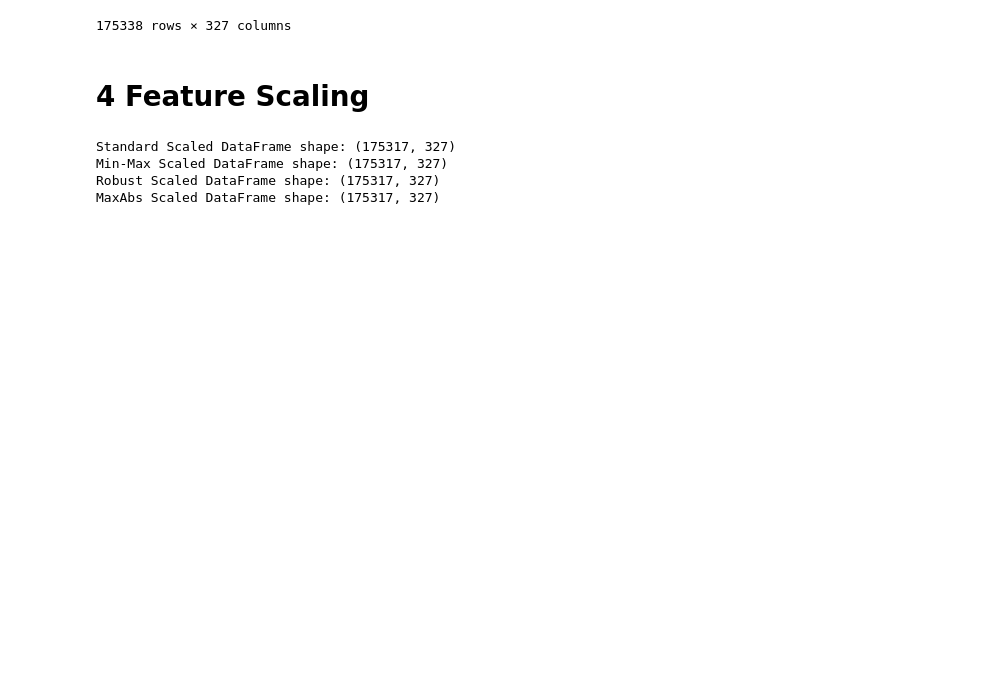
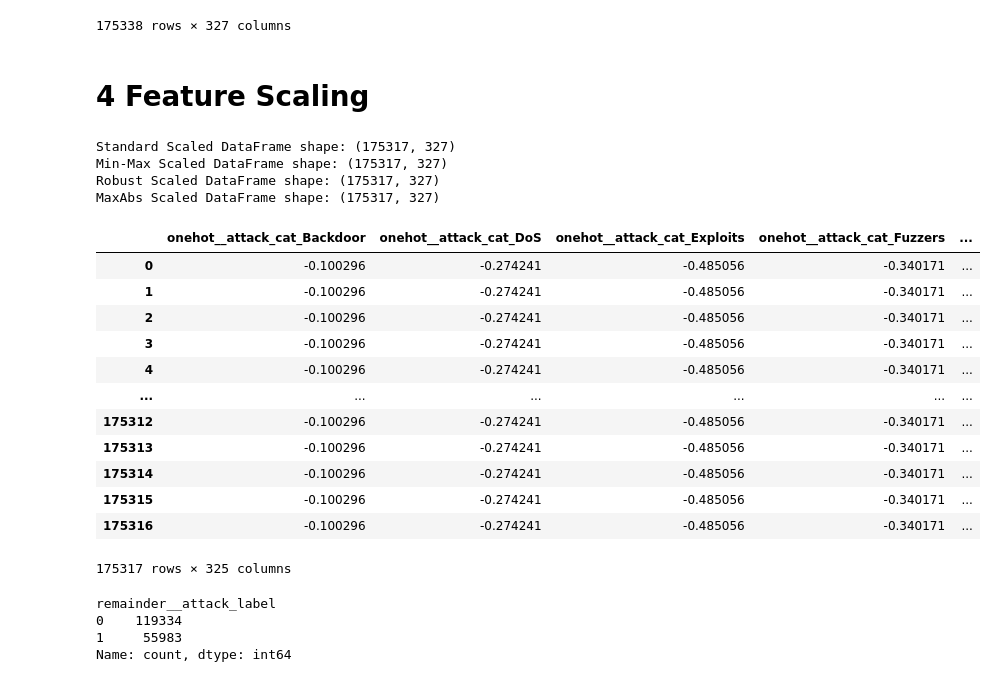
Before and after one commit to jim-X-AI/ResponseX, a Jupyter notebook: Intrusion detection system.ipynb, the cells around one changed output. Saved outputs shown, nothing was run; the diff lists cells and outputs as text; code cells hidden in the pictures; blank space fills up the shorter version.

```diff
--- a/Intrusion detection system.ipynb
+++ b/Intrusion detection system.ipynb
@@ -69,9 +93,9 @@ len(cdic_all)
 # %% [output]
 2829385
 # %%
-kdd = pd.read_csv(r'C:\Users\hp\Rain Hackathon(ResponseX)\data\kdd\kddcup.csv')
+kdd = pd.read_csv(r"C:\Users\pc\Documents\GitHub\ResponseX\data\kdd\kddcup.csv")
 
-print('No of rows:', len(kdd))
+print("No of rows:", len(kdd))
 
 kdd.head()
 # %% [output]
@@ -756,16 +928,39 @@ df_encoded = df_encoded.apply(pd.to_numeric, errors='coerce')
 # %%
-from sklearn.preprocessing import StandardScaler, MinMaxScaler, RobustScaler, MaxAbsScaler
+from sklearn.preprocessing import (
+    StandardScaler,
+    MinMaxScaler,
+    RobustScaler,
+    MaxAbsScaler,
+)
+
 # Initialize scalers
 standard_scaler = StandardScaler()
+
+
 minmax_scaler = MinMaxScaler()
+
+
 robust_scaler = RobustScaler()
+
+
 maxabs_scaler = MaxAbsScaler()
 
+
 # Fit and transform using each scaler
-standard_scaled_df = pd.DataFrame(standard_scaler.fit_transform(df_encoded), columns=df_encoded.columns)
-minmax_scaled_df = pd.DataFrame(minmax_scaler.fit_transform(df_encoded), columns=df_encoded.columns)
-robust_scaled_df = pd.DataFrame(robust_scaler.fit_transform(df_encoded), columns=df_encoded.columns)
-maxabs_scaled_df = pd.DataFrame(maxabs_scaler.fit_transform(df_encoded), columns=df_encoded.columns)
+standard_scaled_df = pd.DataFrame(
+    standard_scaler.fit_transform(df_encoded), columns=df_encoded.columns
+)
+minmax_scaled_df = pd.DataFrame(
+    minmax_scaler.fit_transform(df_encoded), columns=df_encoded.columns
+)
+robust_scaled_df = pd.DataFrame(
+    robust_scaler.fit_transform(df_encoded), columns=df_encoded.columns
+)
+maxabs_scaled_df = pd.DataFrame(
+    maxabs_scaler.fit_transform(df_encoded), columns=df_encoded.columns
+)
+
+
 
 # Optionally, reset the index if needed
 standard_scaled_df.reset_index(drop=True, inplace=True)
@@ -773,6 +968,7 @@ minmax_scaled_df.reset_index(drop=True, inplace=True)
 robust_scaled_df.reset_index(drop=True, inplace=True)
 maxabs_scaled_df.reset_index(drop=True, inplace=True)
 
+
 # Print shapes to confirm scaling
 print("Standard Scaled DataFrame shape:", standard_scaled_df.shape)
 print("Min-Max Scaled DataFrame shape:", minmax_scaled_df.shape)
@@ -783,5 +979,20 @@ Standard Scaled DataFrame shape: (175317, 327)
 Min-Max Scaled DataFrame shape: (175317, 327)
 Robust Scaled DataFrame shape: (175317, 327)
 MaxAbs Scaled DataFrame shape: (175317, 327)
-# %% [markdown]
-######
+# %%
+standard_scaled_df_mod = standard_scaled_df.dropna(axis=1)
+standard_scaled_df_mod
+# %% [output]
+|  | onehot__attack_cat_Backdoor | onehot__attack_cat_DoS | onehot__attack_cat_Exploits | onehot__attack_cat_Fuzzers | ... |
+| 0 | -0.100296 | -0.274241 | -0.485056 | -0.340171 | ... |
+| 1 | -0.100296 | -0.274241 | -0.485056 | -0.340171 | ... |
+| 2 | -0.100296 | -0.274241 | -0.485056 | -0.340171 | ... |
+| 3 | -0.100296 | -0.274241 | -0.485056 | -0.340171 | ... |
+| 4 | -0.100296 | -0.274241 | -0.485056 | -0.340171 | ... |
+| ... | ... | ... | ... | ... | ... |
+| 175312 | -0.100296 | -0.274241 | -0.485056 | -0.340171 | ... |
+| 175313 | -0.100296 | -0.274241 | -0.485056 | -0.340171 | ... |
+| 175314 | -0.100296 | -0.274241 | -0.485056 | -0.340171 | ... |
+| 175315 | -0.100296 | -0.274241 | -0.485056 | -0.340171 | ... |
+| 175316 | -0.100296 | -0.274241 | -0.485056 | -0.340171 | ... |
+175317 rows × 325 columns
@@ -787,0 +1018,7 @@ MaxAbs Scaled DataFrame shape: (175317, 327)
+# %%
+y_true_adjusted.value_counts()
+# %% [output]
+remainder__attack_label
+0    119334
+1     55983
+Name: count, dtype: int64
```
Also changed, not shown: parts of 82 cells of this notebook, 3 other files.
